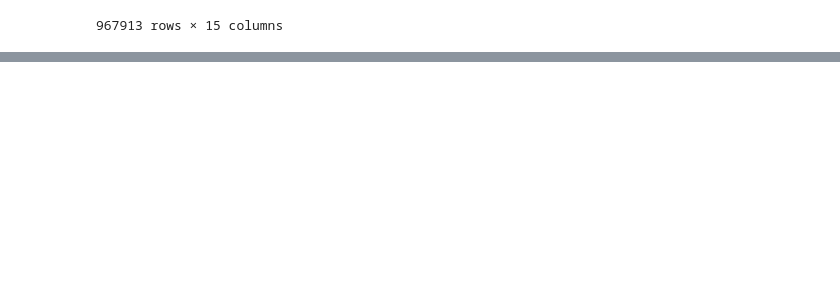
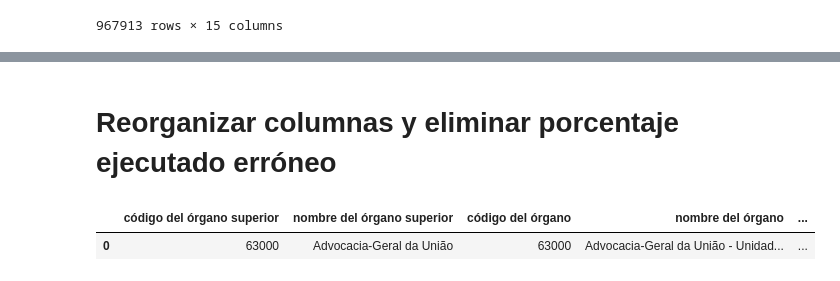
Before and after one commit to apelsito/Proyecto2-EDA-Ingresos-Brasil, a Jupyter notebook: jupyter_notebooks/02_Limpieza.ipynb, the cells around one changed output, grey strips where cells are left out. Cells and saved outputs as stored; diff of their text form; code cells hidden in the pictures; blank space fills up the shorter version.

```diff
--- a/jupyter_notebooks/02_Limpieza.ipynb
+++ b/jupyter_notebooks/02_Limpieza.ipynb
@@ -588,0 +569,4 @@ e
+# %%
+df["valor previsto actualizado"] = df["valor previsto actualizado"].fillna(0)
+df["valor registrado"] = df["valor registrado"].fillna(0)
+df["valor ejecutado"] = df["valor ejecutado"].fillna(0)
@@ -588,0 +583,4 @@ e
+# %%
+df["nuevo porcentaje ejecutado"] = df.apply(calcular_porcentaje, axis=1)
+#Vamos a redondear a 2 decimales de porcentaje
+df["nuevo porcentaje ejecutado"] = df["nuevo porcentaje ejecutado"].round(2)
@@ -588,0 +598,27 @@ e
+# %% [markdown]
+# Reorganizar columnas y eliminar porcentaje ejecutado erróneo
+# %%
+df = df[["código del órgano superior",
+         "nombre del órgano superior",
+         "código del órgano",
+         "nombre del órgano",
+         "código de la unidad gestora",
+         "nombre de la unidad gestora",
+         "categoría económica",
+         "origen de los ingresos",
+         "tipo de ingresos",
+         "valor previsto actualizado",
+         "valor registrado",
+         "valor ejecutado",
+         "nuevo porcentaje ejecutado",
+         "porcentaje ejecutado",
+         "fecha de registro",
+         "año fiscal"
+         ]]
+# %%
+df.drop(columns="porcentaje ejecutado",inplace= True)
+# %%
+df.head(1)
+# %% [output]
+|  | código del órgano superior | nombre del órgano superior | código del órgano | nombre del órgano | ... |
+| 0 | 63000 | Advocacia-Geral da União | 63000 | Advocacia-Geral da União - Unidad... | ... |
```
Also changed, not shown: parts of 12 cells of this notebook, 2 other files.
